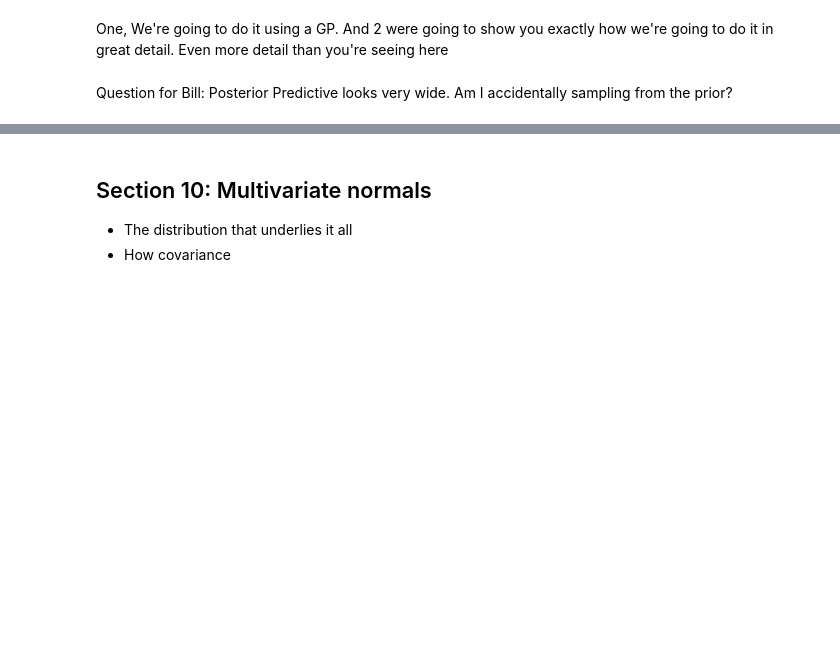
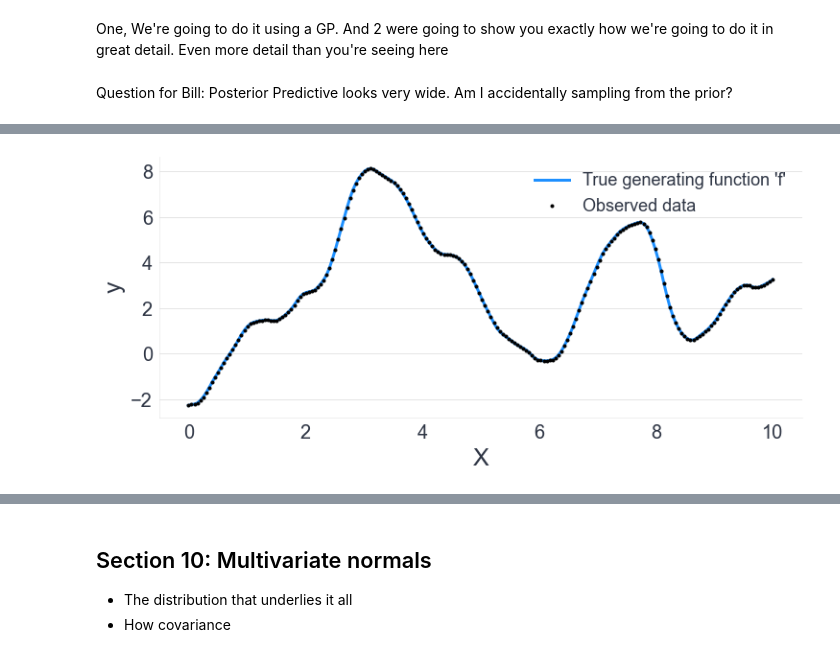
Before and after one commit to bwengals/etc, a Jupyter notebook: lesson03.ipynb, the cells around one changed output, grey strips where cells are left out. Saved outputs shown, nothing was run; the diff lists cells and outputs as text; code cells hidden in the pictures; blank space fills up the shorter version.

Commit message:
Add extra temporary example and notes

```diff
--- a/lesson03.ipynb
+++ b/lesson03.ipynb
@@ -105,0 +115,37 @@ ax.scatter(np.full(vals.shape, x_prediction), vals, alpha=.4);
+# %%
+n = 200  # The number of data points
+X = np.linspace(0, 10, n)[:, None]  # The inputs to the GP must be arranged as a column vector
+
+# Define the true covariance function and its parameters
+ℓ_true = 1.0
+η_true = 3.0
+
+## TODO IB: Construct this manually using numpy ad arrays
+cov_func = η_true ** 2 * pm.gp.cov.Matern52(1, ℓ_true)
+
+# A mean function that is zero everywhere
+# TODO: Construct this manually using np.tile or something like that
+mean_func = pm.gp.mean.Zero()
+
+# The latent function values are one sample from a multivariate normal
+# Note that we have to call `eval()` because PyMC3 built on top of Theano
+f_true = np.random.multivariate_normal(
+    mean_func(X).eval(), cov_func(X).eval() + 1e-8 * np.eye(n), 1
+).flatten()
+
+# The observed data is the latent function plus a small amount of T distributed noise
+# The standard deviation of the noise is `sigma`, and the degrees of freedom is `nu`
+σ_true = 2.0
+ν_true = 3.0
+y = f_true # + σ_true * np.random.standard_t(ν_true, size=n)
+
+## Plot the data and the unobserved latent function
+fig = plt.figure(figsize=(12, 5))
+ax = fig.gca()
+ax.plot(X, f_true, "dodgerblue", lw=3, label="True generating function 'f'")
+ax.plot(X, y, "ok", ms=3, label="Observed data")
+ax.set_xlabel("X")
+ax.set_ylabel("y")
+plt.legend();
+# %% [output]
+[figure, added]
```
Also changed, not shown: parts of 3 cells of this notebook, 1 other file.
